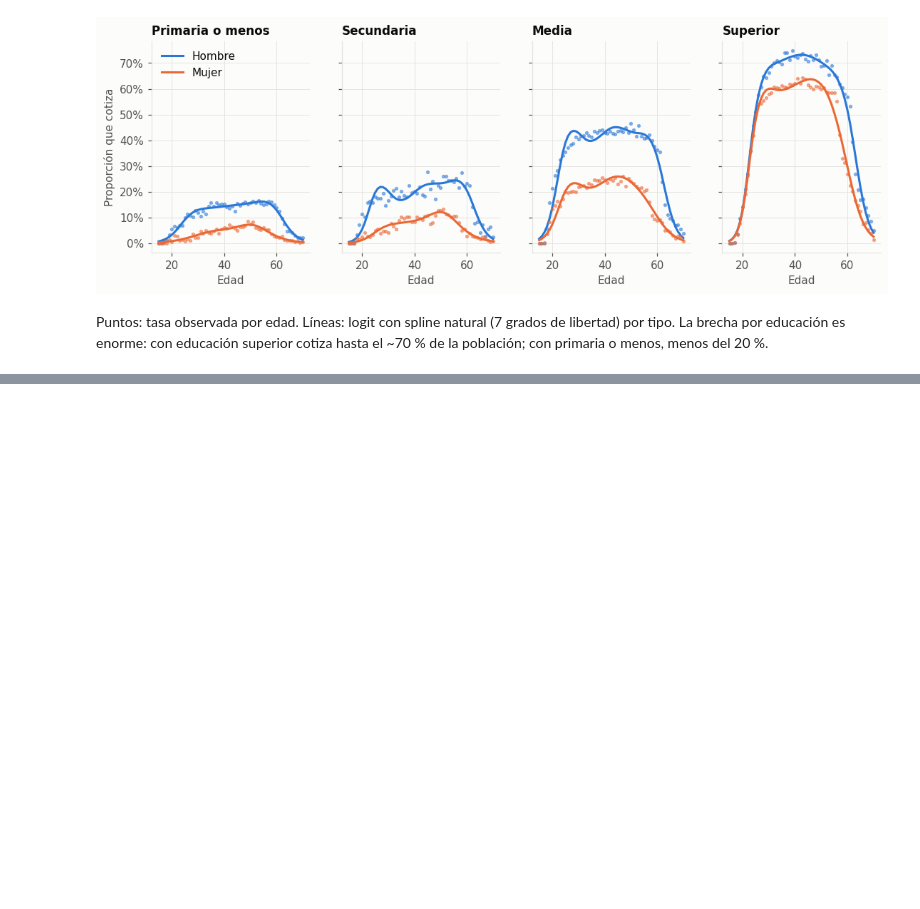
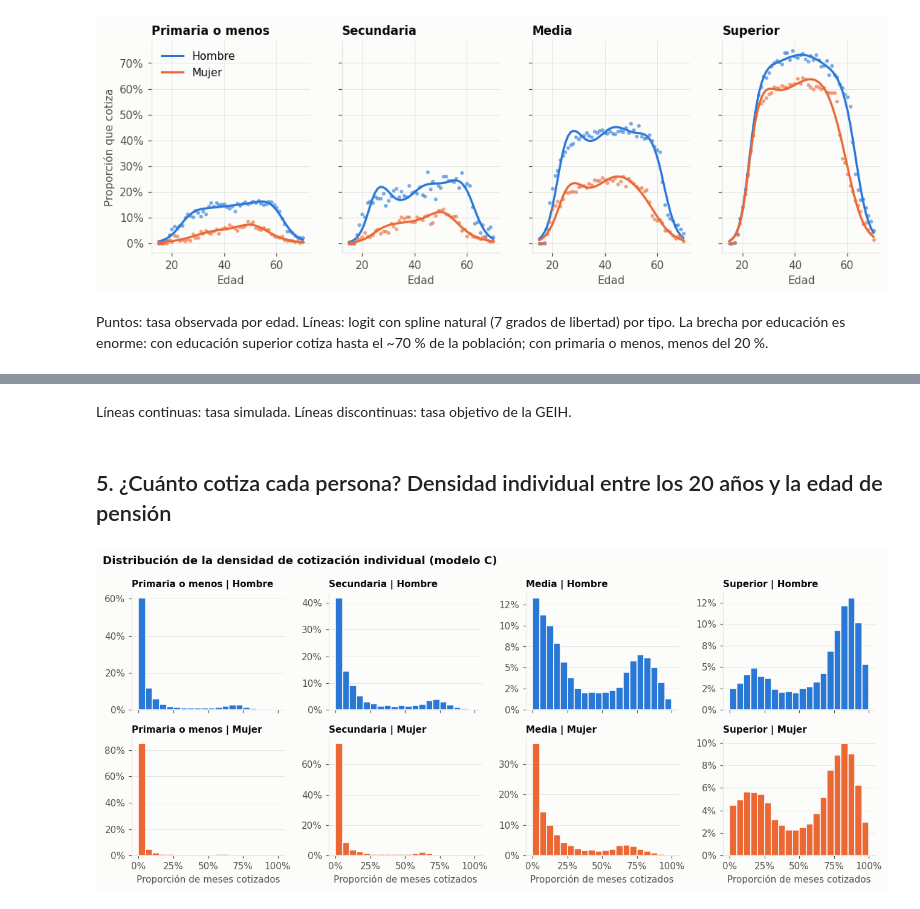
Before and after one commit to IntegralIndefinida/pension-montecarlo, a Jupyter notebook: notebooks/04_cotizacion.ipynb, the cells around one changed output, grey strips where cells are left out. Saved outputs shown, nothing was run; the diff lists cells and outputs as text; code cells hidden in the pictures; blank space fills up the shorter version.

```diff
--- a/notebooks/04_cotizacion.ipynb
+++ b/notebooks/04_cotizacion.ipynb
@@ -319,0 +190,23 @@ pd.DataFrame(filas).set_index("semanas a los 40").style.format({"η medio": "{:.
+# %% [markdown]
+Líneas continuas: tasa simulada. Líneas discontinuas: tasa objetivo de la GEIH.
+# %% [markdown]
+## 5. ¿Cuánto cotiza cada persona? Densidad individual entre los 20 años y la edad de pensión
+# %%
+fig, axes = plt.subplots(2, 4, figsize=(12, 5.2), sharex=True)
+for j, e in enumerate(NIVELES):
+    for i, s in enumerate(SEXOS):
+        d = mC.simular(20, s, e, (EDAD_PEN[s] - 20) * 12, 10_000, seed=21).mean(axis=1)
+        ax = axes[i, j]
+        ax.hist(d, bins=np.linspace(0, 1, 21), color=SERIES[i], edgecolor=SURFACE, linewidth=1,
+                weights=np.full(len(d), 1 / len(d)))
+        ax.yaxis.set_major_formatter(pct())
+        ax.set_title(f"{e} | {s}", fontsize=10)
+        ax.grid(axis="x", visible=False)
+for ax in axes[1]:
+    ax.xaxis.set_major_formatter(pct())
+    ax.set_xlabel("Proporción de meses cotizados")
+fig.suptitle("Distribución de la densidad de cotización individual (modelo C)", x=0.01, ha="left", fontweight="bold")
+fig.tight_layout()
+plt.show()
+# %% [output]
+[figure, added]
```
Also changed, not shown: parts of 40 cells of this notebook, 5 other files.
